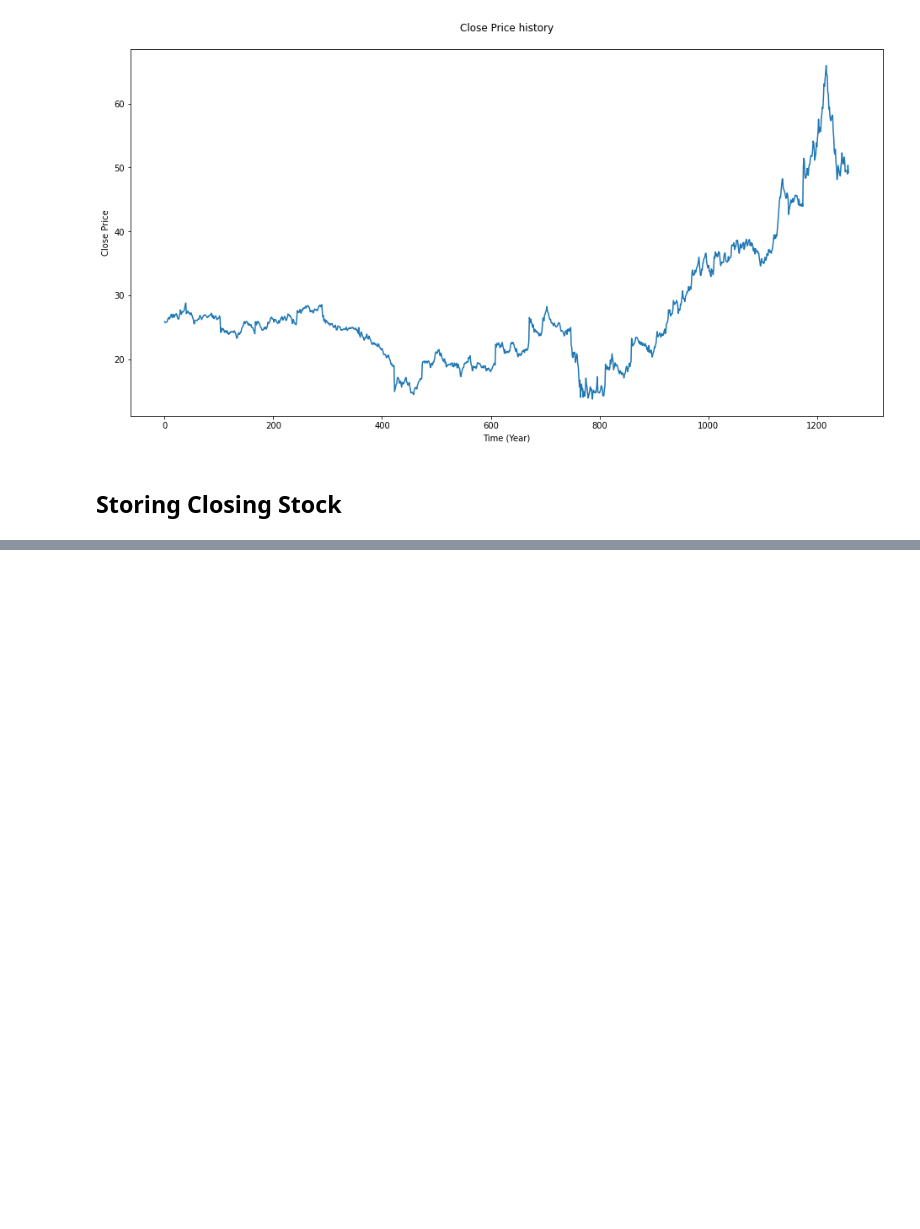
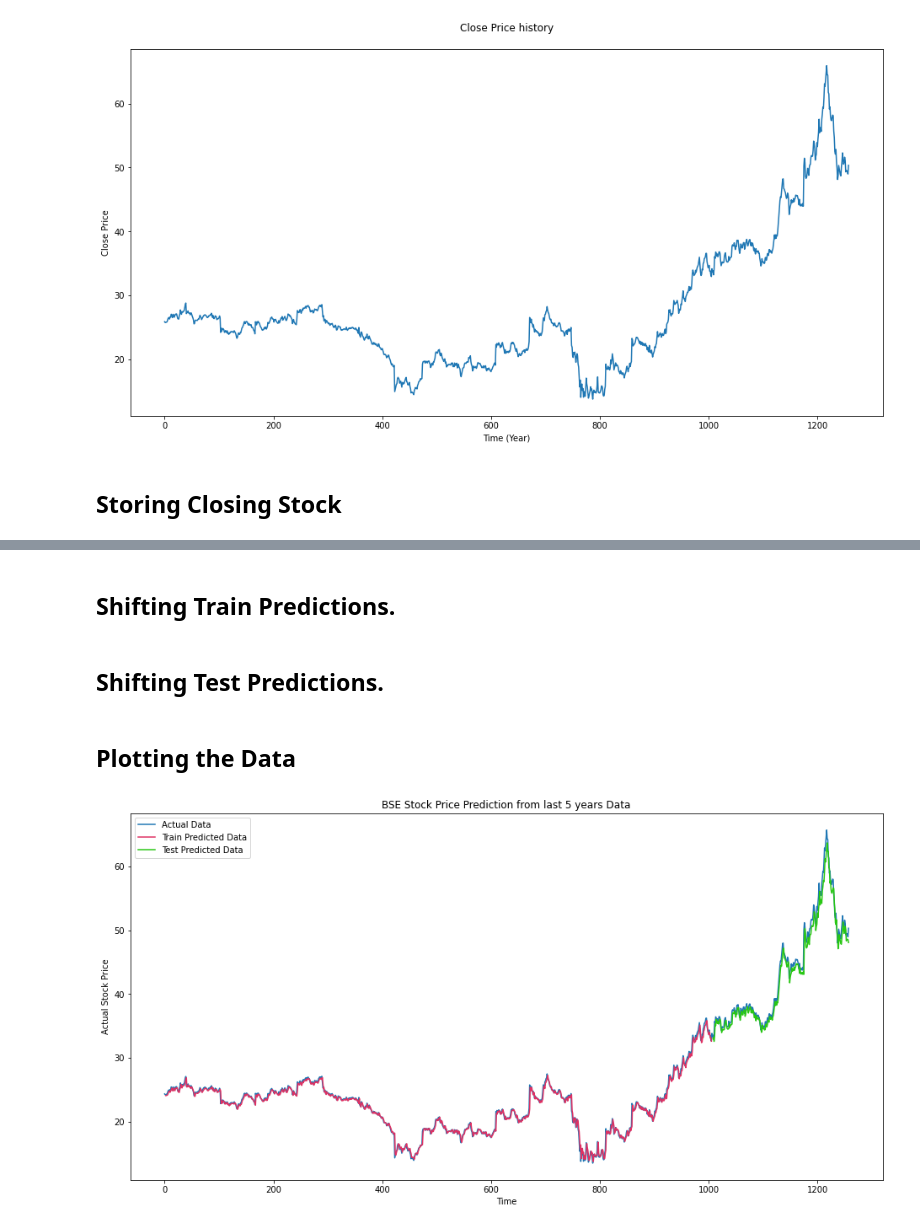
Before and after one commit to Sabyasachi-Seal/StockMarketPrediction, a Jupyter notebook: stockmarketprediction.ipynb, the cells around one changed output, grey strips where cells are left out. Cells and saved outputs as stored; diff of their text form; code cells hidden in the pictures; blank space fills up the shorter version.

Commit message:
Predictor Working

```diff
--- a/stockmarketprediction.ipynb
+++ b/stockmarketprediction.ipynb
@@ -117,0 +136,6 @@ df2 = df2.astype('float32')
+# %%
+model = Sequential()
+model.add(LSTM(7, input_shape=(look_back, 1)))
+model.add(Dense(1))
+model.compile(loss='mean_squared_error', optimizer='adam')
+model.fit(trainX, trainY, epochs=100, batch_size=5, verbose=2)
@@ -117,0 +165,8 @@ df2 = df2.astype('float32')
+# %%
+trainPredict = model.predict(trainX)
+testPredict = model.predict(testX)
+
+trainPredict = scaler.inverse_transform(trainPredict)
+trainY = scaler.inverse_transform([trainY])
+testPredict = scaler.inverse_transform(testPredict)
+testY = scaler.inverse_transform([testY])
@@ -117,0 +175,26 @@ df2 = df2.astype('float32')
+# %% [markdown]
+## Shifting Train Predictions.
+# %%
+trainPredictPlot = np.empty_like(df2)
+trainPredictPlot[:, :] = np.nan
+trainPredictPlot[look_back:len(trainPredict)+look_back, :] = trainPredict
+# %% [markdown]
+## Shifting Test Predictions.
+# %%
+testPredictPlot = np.empty_like(df2)
+testPredictPlot[:, :] = np.nan
+testPredictPlot[len(trainPredict)+(look_back*2):len(df2), :] = testPredict
+# %% [markdown]
+## Plotting the Data
+# %%
+plt.figure(figsize=(16,8))
+plt.plot(scaler.inverse_transform(df2), label = 'Actual Data')
+plt.title('BSE Stock Price Prediction from last 5 years Data')
+plt.xlabel('Time')
+plt.ylabel('Actual Stock Price')
+plt.plot(trainPredictPlot,color='#DE3163', label = 'Train Predicted Data')
+plt.plot(testPredictPlot, color='#29c714', label = 'Test Predicted Data')
+plt.legend(loc='best')
+plt.show()
+# %% [output]
+[figure, added]
```
Also changed, not shown: parts of 8 cells of this notebook, 2 other files.
